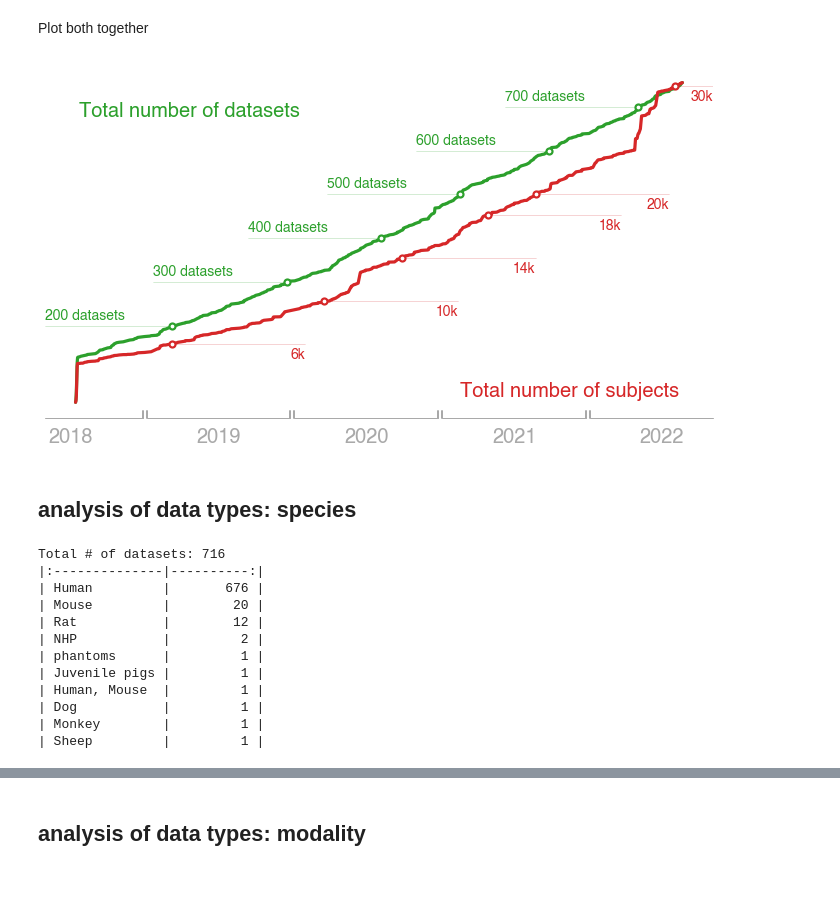
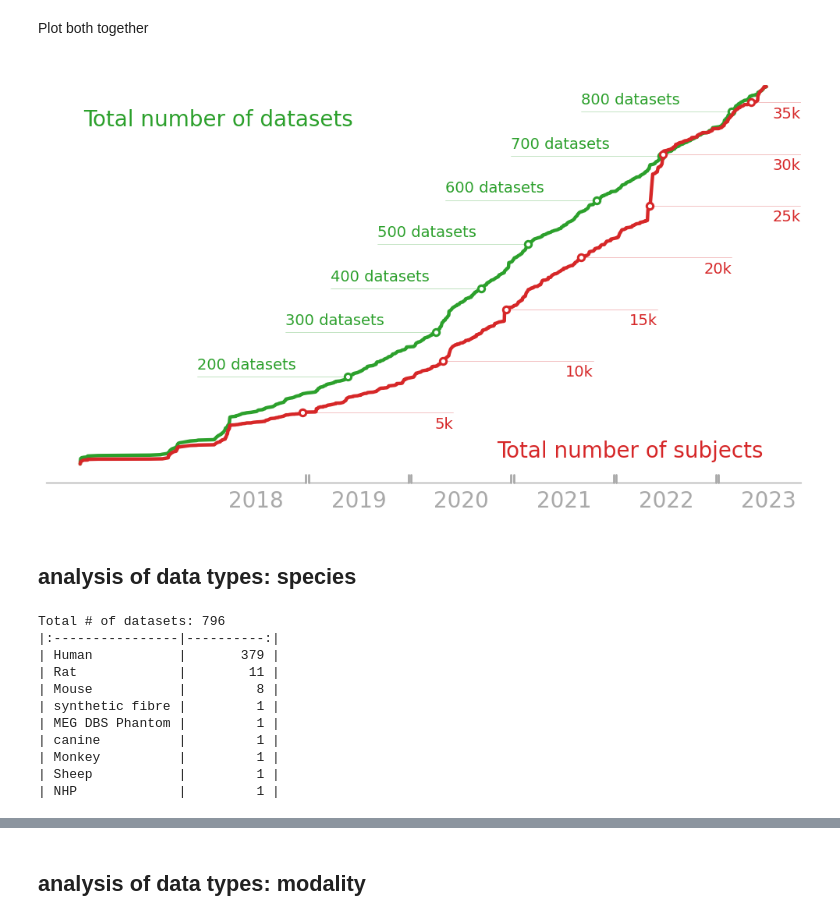
Before and after one commit to poldrack/OpenNeuro_analyses, a Jupyter notebook: metadata_analyses/DatabaseAndPublicationAnalyses.ipynb, the cells around one changed output, grey strips where cells are left out. Drawn from its saved outputs; the diff is of its cells as text; code cells hidden in the pictures; blank space fills up the shorter version.

```diff
--- a/metadata_analyses/DatabaseAndPublicationAnalyses.ipynb
+++ b/metadata_analyses/DatabaseAndPublicationAnalyses.ipynb
@@ -38,3 +197,16 @@ Index(['AccessionNumber', 'Dataset URL', 'Dataset name', 'ReleaseDate',
+# %%
+colnames = ['AccessionNumber', 'Dataset URL', 'Dataset name', 'ReleaseDate',
+       'Most recent snapshot date (MM/DD/YYYY)', 'NSubjects', 'Modalities',
+       'DX status(es)', 'Ages (range)', 'Tasks completed?',
+       '# of trials (if applicable)', 'Study design', 'Domain studied',
+       'Longitudinal?', 'Processed data?', 'Species',
+       'DOI of paper associated with DS (from submitter lab)',
+       'DOI of paper because DS on OpenNeuro',
+       'Senior Author (lab that collected data) Last, First']
+
+metadata = pd.DataFrame(output, columns=colnames)
+metadata['NSubjects'] = [int(i) for i in metadata['NSubjects']]
+metadata.to_csv('../data/openneuro/metadata_sheet.csv')
 # %%
 metadata['ReleaseDate'] = pd.to_datetime(metadata['ReleaseDate'])
 
@@ -144,2 +315,4 @@ The latest report from August 22, 2022 yields 755 datasets, and 30347 subjects
 # %%
-midyears = pd.to_datetime([f"20{yr}-07-02" for yr in range(18, 23)]).astype(int)  # July 2 is the midpoint of year
+end_year = 24 # set to current year + 1
+midyears = pd.to_datetime([f"20{yr}-07-02" for yr in range(18, end_year)]).astype(int)  # July 2 is the midpoint of year
+midyears
@@ -172,13 +349,18 @@ plt.tight_layout()
 # %% [markdown]
 Plot both together
 # %%
+# plotting code from Oscar Esteban
+# requires a bit of tweaking when years change
+
+font_to_use = 'Arial'
+
 # Edit general skin
 sns.set_style('whitegrid')
 fig, ax1 = plt.subplots(figsize=(10,6))
 
 # Plot Datasets
 color = 'tab:green'
-ax1.set_xlabel('Date', fontsize=20, fontname="Helvetica")
+ax1.set_xlabel('Date', fontsize=20)
 ax1 = sns.lineplot(x=release_dates, y=df_plotting['cumsum_datasets'],
                    color=color, label='Datasets', linewidth=3.2)
 # Plot Subjects
@@ -209,13 +391,13 @@ ax2.get_legend().remove()
 
 # Place year label at the middle of each year
 ax1.set_xticks(midyears)
-ax1.set_xticklabels([f"20{yr}" for yr in range(18, 23)], fontname="Helvetica", fontsize=20, color="darkgray")
+ax1.set_xticklabels([f"20{yr}" for yr in range(18, end_year)], fontsize=20, color="darkgray")
 
 # Annotate total datasets
 x_lim = ax1.get_xlim()
 y1_lim = ax1.get_ylim()
 normalized_dates = (release_dates - x_lim[0]) / (x_lim[1] - x_lim[0])
-num_ds = [200, 300, 400, 500, 600, 700]
+num_ds = [200, 300, 400, 500, 600, 700, 800]
 x_dates_norm = np.interp(num_ds, df_plotting['cumsum_datasets'], normalized_dates)
 x_dates = np.interp(num_ds, df_plotting["cumsum_datasets"], release_dates)
 y1_norm = (np.array(num_ds) - y1_lim[0]) / (y1_lim[1] - y1_lim[0])
@@ -226,7 +408,7 @@ for y, x, y_norm in zip(num_ds, x_dates_norm, y1_norm):
     ax1.text(xorig, y_norm + 0.01, f"{y} datasets",
              transform=ax1.transAxes,
              verticalalignment='bottom', horizontalalignment='left',
-             color='tab:green', fontname="Helvetica", fontsize=14)
+             color='tab:green', fontsize=14)
 
 ax1.plot(
     x_dates,
@@ -242,7 +424,8 @@ ax1.plot(
 )
 
 # Annotate total subjects
-num_subj = [6000, 10000, 14000, 18000, 20000, 30000]
+num_subj = np.arange(5000, metadata['NSubjects'].sum(), 5000)
+
 x_subj_dates = np.interp(num_subj, df_plotting['cumsum_subjects'], normalized_dates)
 x2_dates = np.interp(num_subj, df_plotting["cumsum_subjects"], release_dates)
 y2_lim = ax2.get_ylim()
@@ -253,7 +436,7 @@ for y, x, y_norm in zip(num_subj, x_subj_dates, y2_norm):
     ax2.text(xend, y_norm - 0.01, f"{y // 1000}k",
              transform=ax2.transAxes,
              verticalalignment='top', horizontalalignment='right',
-             color='tab:red', fontname="Helvetica", fontsize=14)
+             color='tab:red', fontsize=14)
 
 ax2.plot(
     np.interp(num_subj, df_plotting["cumsum_subjects"], release_dates),
@@ -272,51 +455,52 @@ ax2.plot(
 ax2.text(0.05, 0.9, 'Total number of datasets',
          verticalalignment='top', horizontalalignment='left',
          transform=ax2.transAxes,
-         color='tab:green', fontname="Helvetica", fontsize=20)
+         color='tab:green',  fontsize=20)
 
 ax2.text(0.95, 0.05, 'Total number of subjects',
          verticalalignment='bottom', horizontalalignment='right',
          transform=ax2.transAxes,
-         color='tab:red', fontname="Helvetica", fontsize=20)
+         color='tab:red',  fontsize=20)
 
 # Replace X-axis with a fancier timeline plot
 years = pd.to_datetime(["2018-01-05", "2018-12-26",
                     "2019-01-05", "2019-12-26",
                     "2020-01-05", "2020-12-26",
                     "2021-01-05", "2021-12-26",
-                    '2022-01-05', '2022-12-26']).astype(int).values
+                    '2022-01-05', '2022-12-26',
+                    '2023-01-05', '2023-12-26']).astype(int).values
 years_norm = (years - x_lim[0]) / (x_lim[1] - x_lim[0])
 years_norm[0] = 0.0
 years_norm[-1] = 1.0
 
 for yr_start, yr_end in years_norm.reshape(-1, 2):
     ax1.axhline(
         y1_lim[0],
         xmin=yr_start,
         xmax=yr_end,
         clip_on=False,
         color="darkgray",
         linewidth=1,
     )
 
 for yr in years[1:-1]:
     ax1.axvline(
         yr,
         ymin=0,
         ymax=0.02,
         clip_on=False,
         color="darkgray",
         linewidth=2,
     )
 
 ax1.set_yticks([])
 ax2.set_yticks([])
 
 plt.tight_layout()
 plt.savefig(os.path.join(figdir, 'combined_growth.png'))
 plt.savefig(os.path.join(figdir, 'combined_growth.pdf'))
 # %% [output]
-[figure, old version]
+[figure, new version]
 # %% [markdown]
 ## analysis of data types: species
 # %%
@@ -326,6 +510,7 @@ cleanup_dict = {'Mice': 'Mouse',
                 'rat': 'Rat',
                 'Adult Wistar rats': 'Rat',
                'C57bl/6 mixed gender mice': 'Mouse',
+                'Mice B6/129P': 'Mouse',
                'mouse': 'Mouse',
                'Macaque': 'NHP',
                'mouse lemur': 'NHP'}
@@ -341,26 +526,25 @@ for idx in df_sorted.index:
         df_sorted.loc[idx, 'Species'] = cleanup_dict[df_sorted.loc[idx,'Species']]
 
 species_counts = df_sorted['Species'].value_counts()
-for i in range(species_counts.loc['Mice and Rats']):
-    species_counts.loc['Mouse'] = species_counts.loc['Mouse'] + 1
-    species_counts.loc['Rat'] = species_counts.loc['Rat'] + 1
-species_counts.drop('Mice and Rats', inplace=True)
+#for i in range(species_counts.loc['Mice and Rats']):
+#    species_counts.loc['Mouse'] = species_counts.loc['Mouse'] + 1
+#    species_counts.loc['Rat'] = species_counts.loc['Rat'] + 1
+#species_counts.drop('Mice and Rats', inplace=True)
 print('Total # of datasets:', species_counts.sum())
 for i in species_counts.to_markdown().split('\n'):
     print(i)
 # %% [output]
-Total # of datasets: 716
-|:--------------|----------:|
-| Human         |       676 |
-| Mouse         |        20 |
-| Rat           |        12 |
-| NHP           |         2 |
-| phantoms      |         1 |
-| Juvenile pigs |         1 |
-| Human, Mouse  |         1 |
-| Dog           |         1 |
-| Monkey        |         1 |
-| Sheep         |         1 |
+Total # of datasets: 796
+|:----------------|----------:|
+| Human           |       379 |
+| Rat             |        11 |
+| Mouse           |         8 |
+| synthetic fibre |         1 |
+| MEG DBS Phantom |         1 |
+| canine          |         1 |
+| Monkey          |         1 |
+| Sheep           |         1 |
+| NHP             |         1 |
 # %%
 species_counts/species_counts.sum()
 # %% [output]
```
Also changed, not shown: parts of 26 cells of this notebook.
